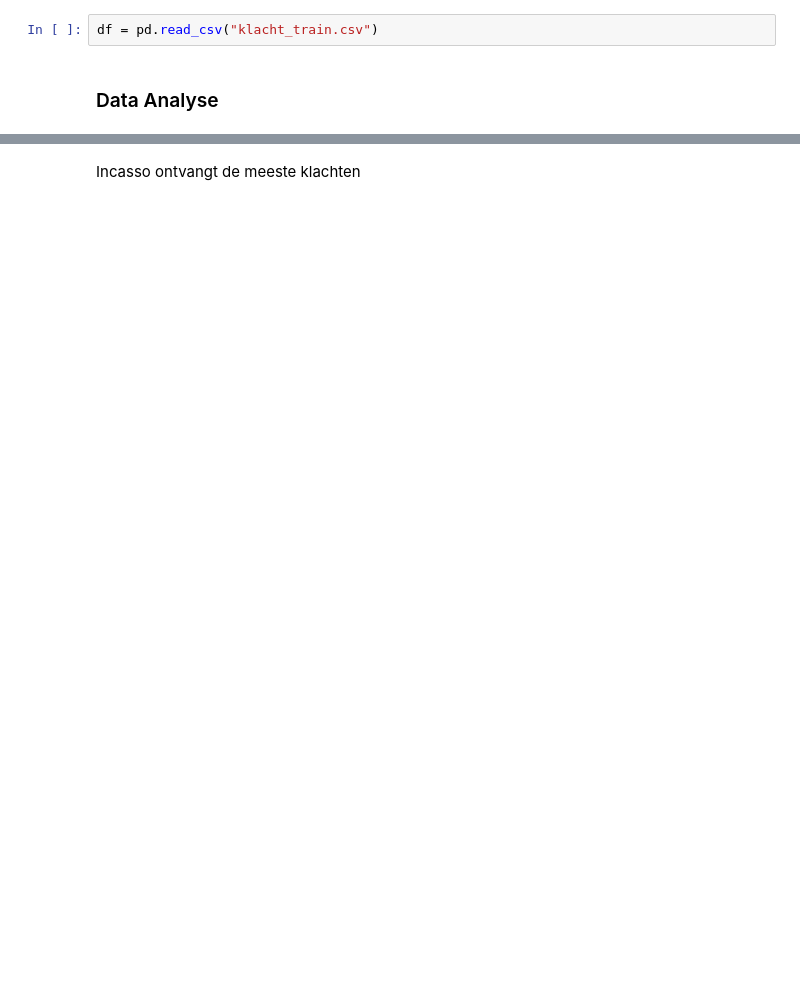
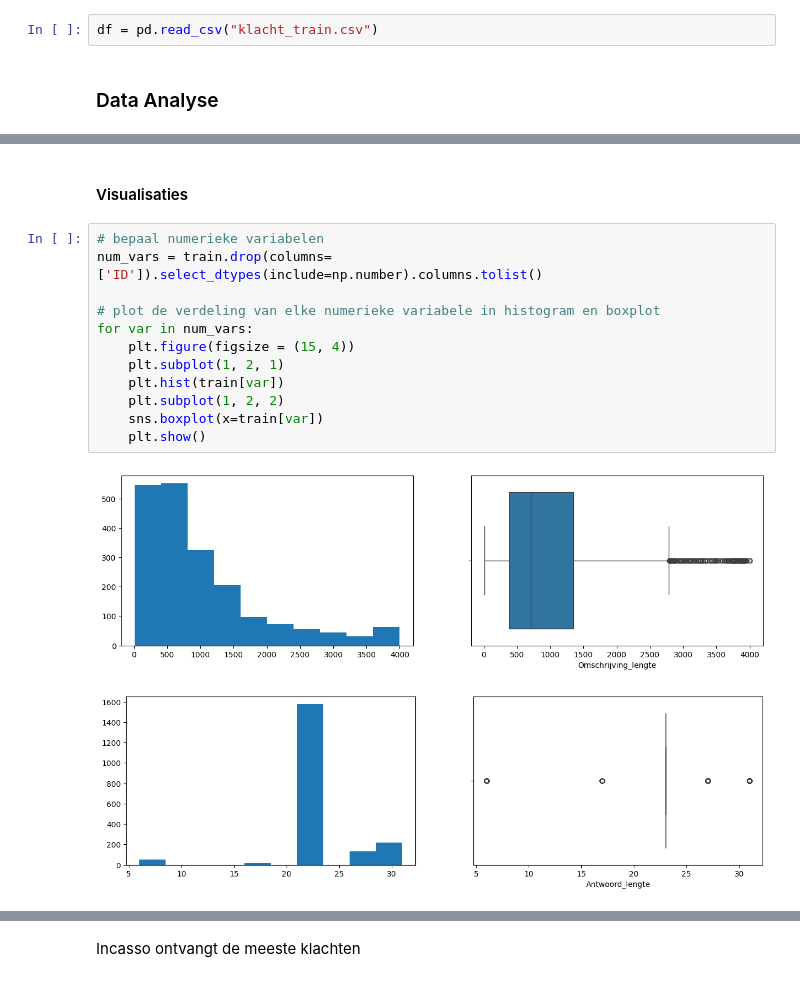
Before and after one commit to AmissaAbbes/Dataproject1, a Jupyter notebook: train_eda.ipynb, the cells around one changed output, grey strips where cells are left out. Drawn from its saved outputs; the diff is of its cells as text; blank space fills up the shorter version.

```diff
--- a/train_eda.ipynb
+++ b/train_eda.ipynb
@@ -121,0 +147,17 @@ Name: count, dtype: int64
+# %% [markdown]
+#### Visualisaties
+# %%
+# bepaal numerieke variabelen
+num_vars = train.drop(columns=['ID']).select_dtypes(include=np.number).columns.tolist()
+
+# plot de verdeling van elke numerieke variabele in histogram en boxplot
+for var in num_vars:
+    plt.figure(figsize = (15, 4))
+    plt.subplot(1, 2, 1)
+    plt.hist(train[var])
+    plt.subplot(1, 2, 2)
+    sns.boxplot(x=train[var])
+    plt.show()
+# %% [output]
+[figure, added]
+[figure, added]
```
Also changed, not shown: parts of 35 cells of this notebook, 2 other files.
